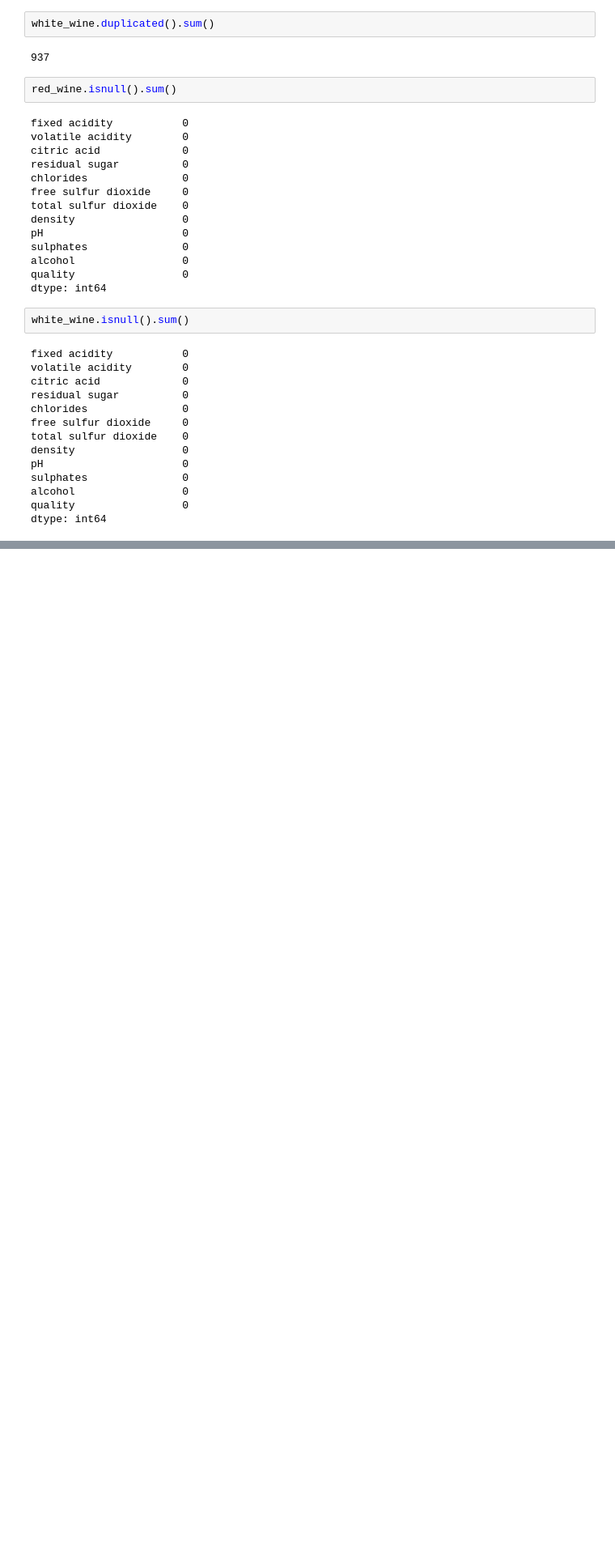
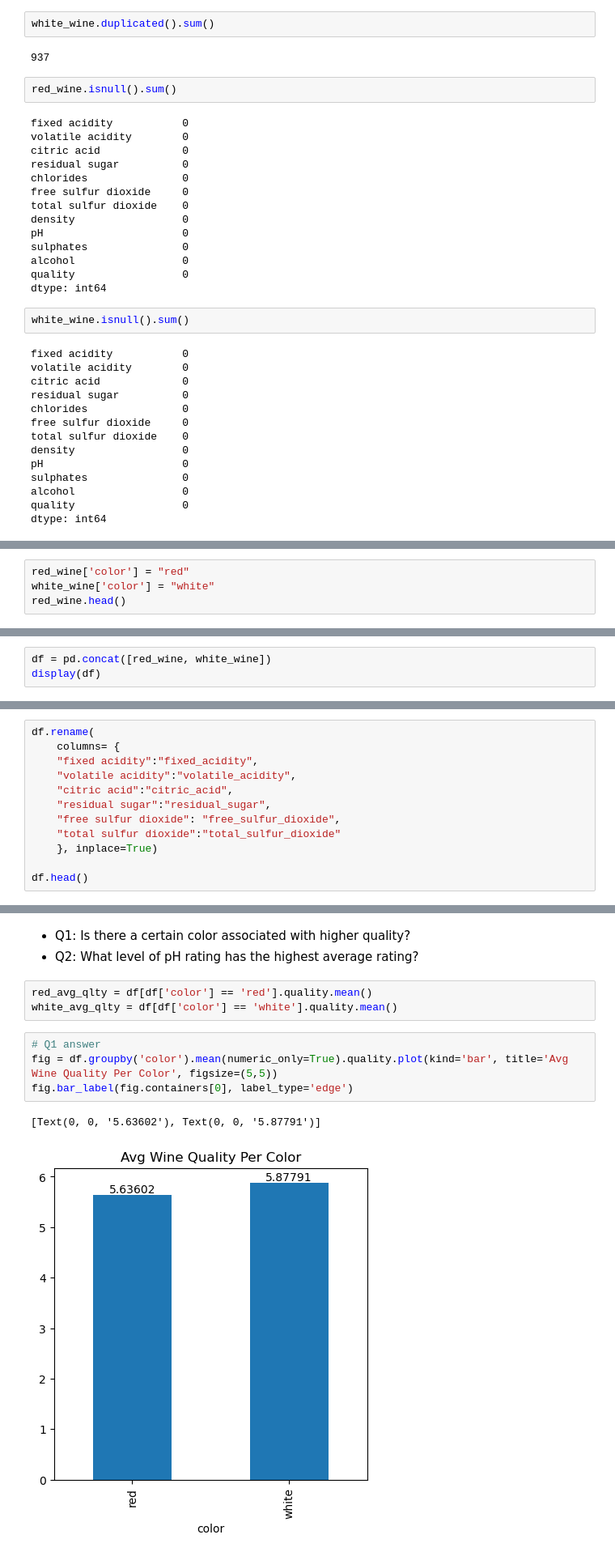
Before and after one commit to ahmed-abuelazm/wine_quality_data, a Jupyter notebook: analysis.ipynb, the cells around one changed output, grey strips where cells are left out. Shown at 81% size. Cells and saved outputs as stored; diff of their text form; blank space fills up the shorter version.

```diff
--- a/analysis.ipynb
+++ b/analysis.ipynb
@@ -124,0 +129,4 @@ dtype: int64
+# %%
+red_wine['color'] = "red"
+white_wine['color'] = "white"
+red_wine.head()
@@ -124,0 +149,3 @@ dtype: int64
+# %%
+df = pd.concat([red_wine, white_wine])
+display(df)
@@ -124,0 +166,12 @@ dtype: int64
+# %%
+df.rename(
+    columns= {
+    "fixed acidity":"fixed_acidity",
+    "volatile acidity":"volatile_acidity",
+    "citric acid":"citric_acid",
+    "residual sugar":"residual_sugar",
+    "free sulfur dioxide": "free_sulfur_dioxide",
+    "total sulfur dioxide":"total_sulfur_dioxide"
+    }, inplace=True)
+
+df.head()
@@ -124,0 +213,13 @@ dtype: int64
+# %% [markdown]
+* Q1: Is there a certain color associated with higher quality?
+* Q2: What level of pH rating has the highest average rating?
+# %%
+red_avg_qlty = df[df['color'] == 'red'].quality.mean()
+white_avg_qlty = df[df['color'] == 'white'].quality.mean()
+# %%
+# Q1 answer
+fig = df.groupby('color').mean(numeric_only=True).quality.plot(kind='bar', title='Avg Wine Quality Per Color', figsize=(5,5))
+fig.bar_label(fig.containers[0], label_type='edge')
+# %% [output]
+[Text(0, 0, '5.63602'), Text(0, 0, '5.87791')]
+[figure, added]
```
Also changed, not shown: parts of 20 cells of this notebook.
